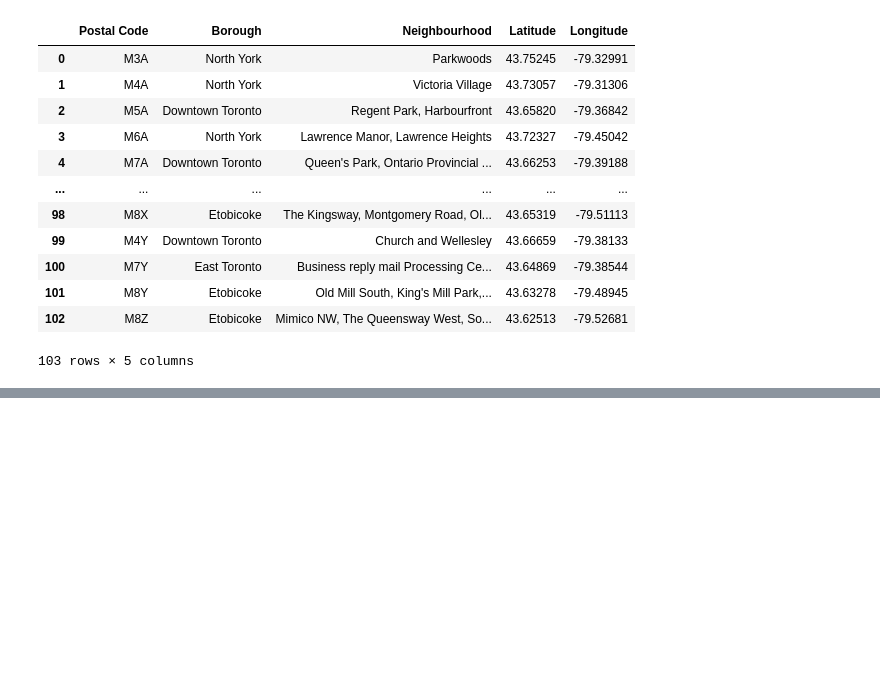
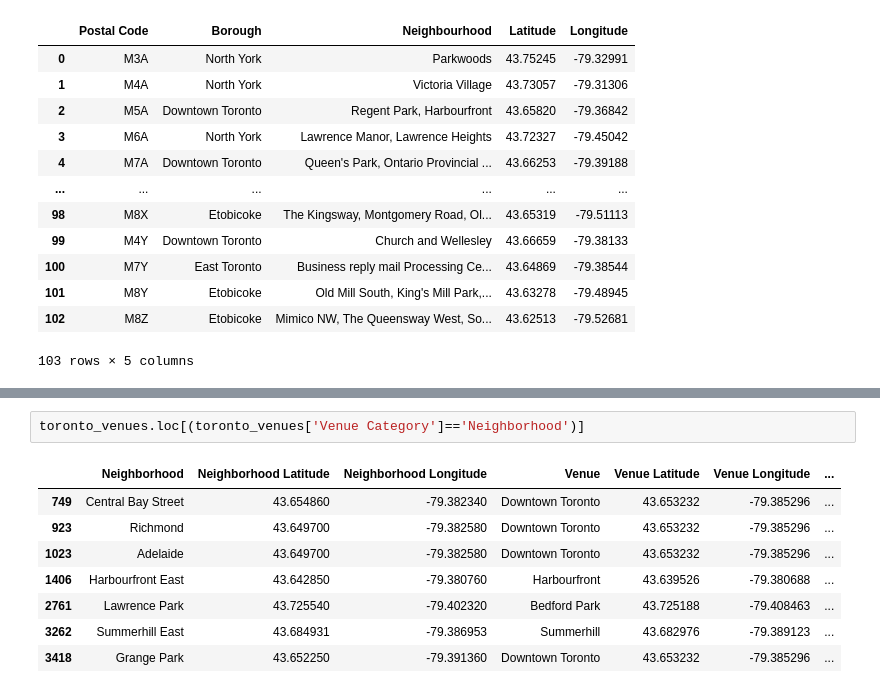
Before and after one commit to syzsyzsyzyzs/IBM_assignment, a Jupyter notebook: Segmenting and Clustering Neighborhoods in Toronto.ipynb, the cells around one changed output, grey strips where cells are left out. Drawn from its saved outputs; the diff is of its cells as text; blank space fills up the shorter version.

```diff
--- a/Segmenting and Clustering Neighborhoods in Toronto.ipynb
+++ b/Segmenting and Clustering Neighborhoods in Toronto.ipynb
@@ -182,0 +438,11 @@ new_table
+# %%
+toronto_venues.loc[(toronto_venues['Venue Category']=='Neighborhood')]
+# %% [output]
+|  | Neighborhood | Neighborhood Latitude | Neighborhood Longitude | Venue | Venue Latitude | Venue Longitude | ... |
+| 749 | Central Bay Street | 43.654860 | -79.382340 | Downtown Toronto | 43.653232 | -79.385296 | ... |
+| 923 | Richmond | 43.649700 | -79.382580 | Downtown Toronto | 43.653232 | -79.385296 | ... |
+| 1023 | Adelaide | 43.649700 | -79.382580 | Downtown Toronto | 43.653232 | -79.385296 | ... |
+| 1406 | Harbourfront East | 43.642850 | -79.380760 | Harbourfront | 43.639526 | -79.380688 | ... |
+| 2761 | Lawrence Park | 43.725540 | -79.402320 | Bedford Park | 43.725188 | -79.408463 | ... |
+| 3262 | Summerhill East | 43.684931 | -79.386953 | Summerhill | 43.682976 | -79.389123 | ... |
+| 3418 | Grange Park | 43.652250 | -79.391360 | Downtown Toronto | 43.653232 | -79.385296 | ... |
```
Also changed, not shown: parts of 45 cells of this notebook.
